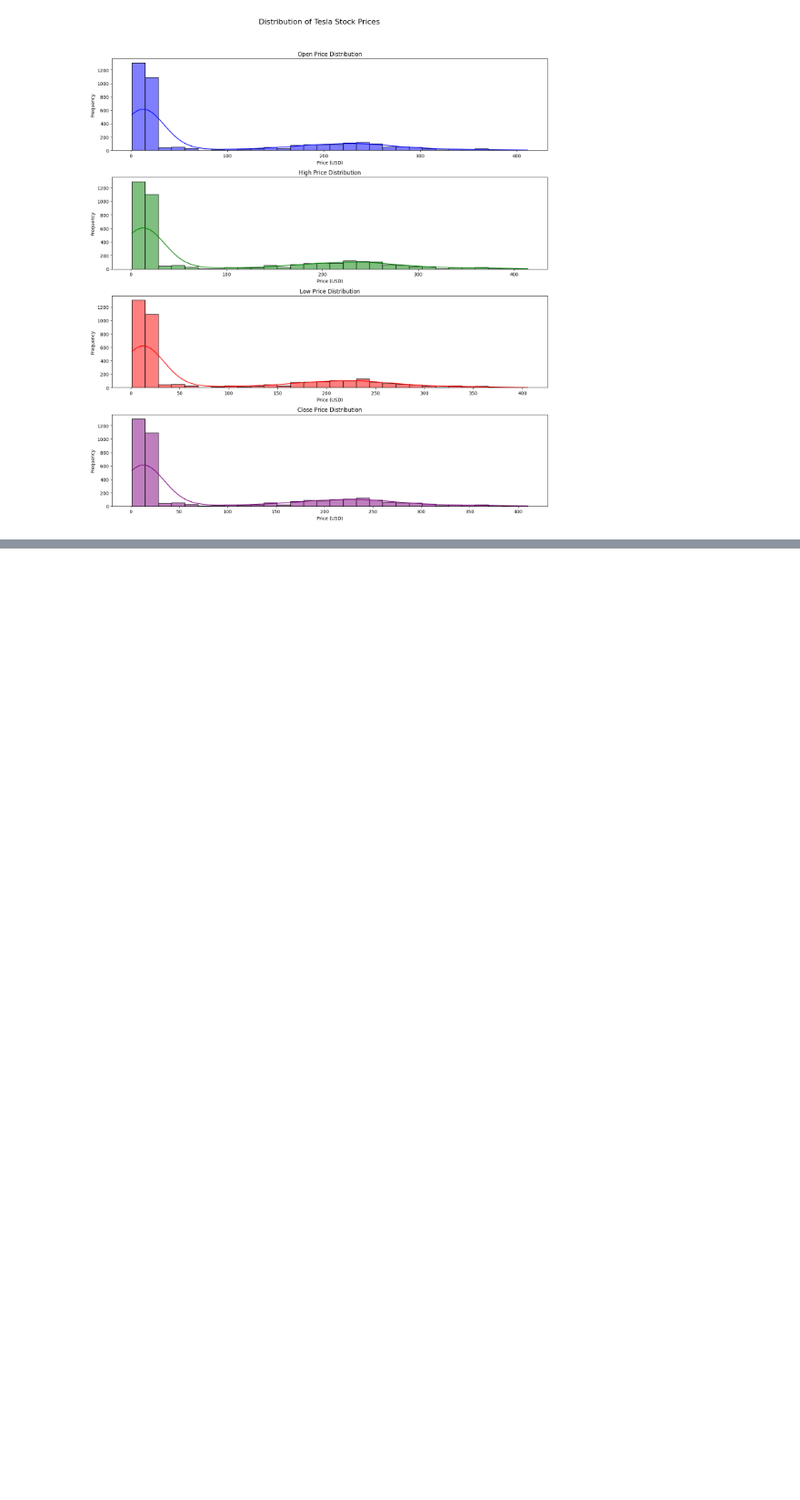
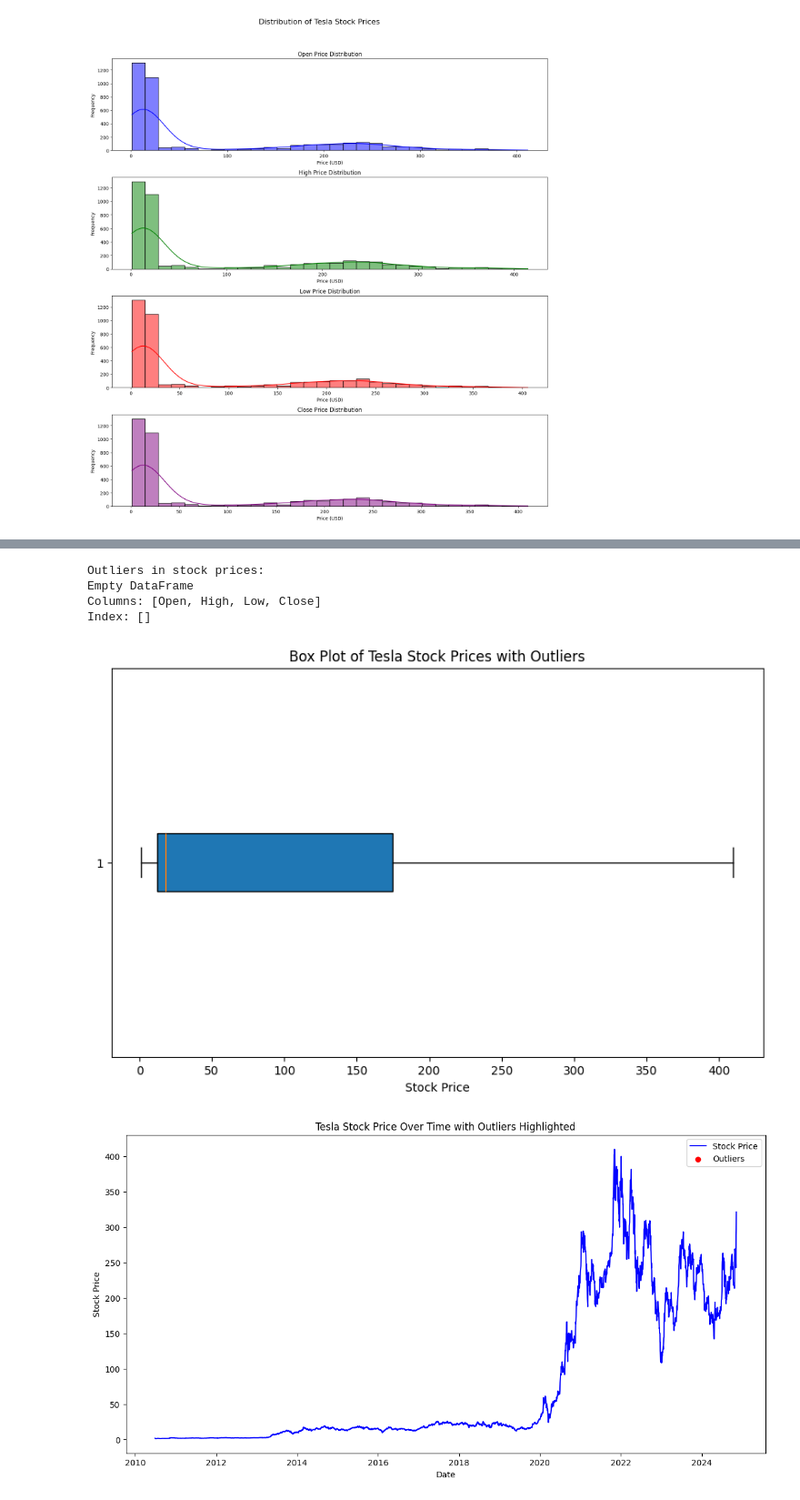
Before and after one commit to OnyedikachiOnwuachuke/Stock-Price-Prediction-Using-Sentiment-Analysis, a Jupyter notebook: PREDICTING_TESLA_STOCK_PRICE_USING_SENTIMENT_ANALYSIS.ipynb, the cells around one changed output, grey strips where cells are left out. Shown at 91% size. Drawn from its saved outputs; the diff is of its cells as text; code cells hidden in the pictures; blank space fills up the shorter version.

```diff
--- a/PREDICTING_TESLA_STOCK_PRICE_USING_SENTIMENT_ANALYSIS.ipynb
+++ b/PREDICTING_TESLA_STOCK_PRICE_USING_SENTIMENT_ANALYSIS.ipynb
@@ -347,0 +250,42 @@ Name: Volume, dtype: float64
+# %%
+
+# Assuming 'stock_data' is your DataFrame and 'Close' is the column with stock prices
+# Calculate Q1 (25th percentile) and Q3 (75th percentile)
+Q1 = stock_data['Close'].quantile(0.25)
+Q3 = stock_data['Close'].quantile(0.75)
+IQR = Q3 - Q1  # Interquartile Range
+
+# Define the lower and upper bound for outliers
+lower_bound = Q1 - 1.5 * IQR
+upper_bound = Q3 + 1.5 * IQR
+
+# Identify outliers in the data
+outliers = stock_data[(stock_data['Close'] < lower_bound) | (stock_data['Close'] > upper_bound)]
+
+# Print the outliers (if any)
+print("Outliers in stock prices:")
+print(outliers)
+
+# Plotting the Box Plot with Outliers
+plt.figure(figsize=(10, 6))
+plt.boxplot(stock_data['Close'], vert=False, patch_artist=True)
+plt.title("Box Plot of Tesla Stock Prices with Outliers")
+plt.xlabel("Stock Price")
+plt.show()
+
+# Optionally, highlight outliers in a time series plot
+plt.figure(figsize=(14, 7))
+plt.plot(stock_data.index, stock_data['Close'], label='Stock Price', color='blue')
+plt.scatter(outliers.index, outliers['Close'], color='red', label='Outliers', marker='o')
+plt.title("Tesla Stock Price Over Time with Outliers Highlighted")
+plt.xlabel("Date")
+plt.ylabel("Stock Price")
+plt.legend()
+plt.show()
+# %% [output]
+Outliers in stock prices:
+Empty DataFrame
+Columns: [Open, High, Low, Close]
+Index: []
+[figure, added]
+[figure, added]
```
Also changed, not shown: parts of 15 cells of this notebook.
